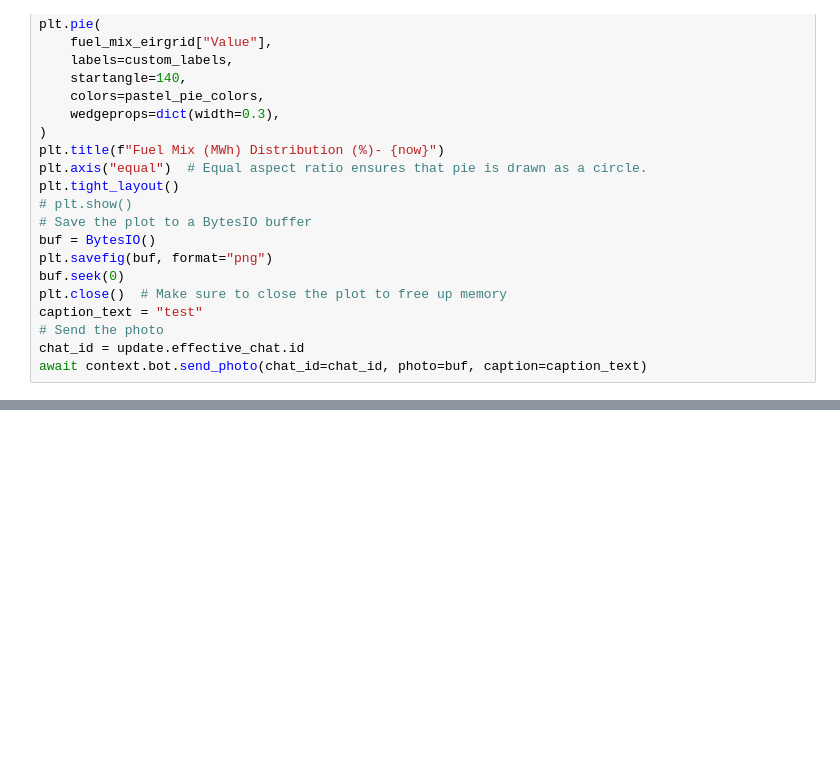
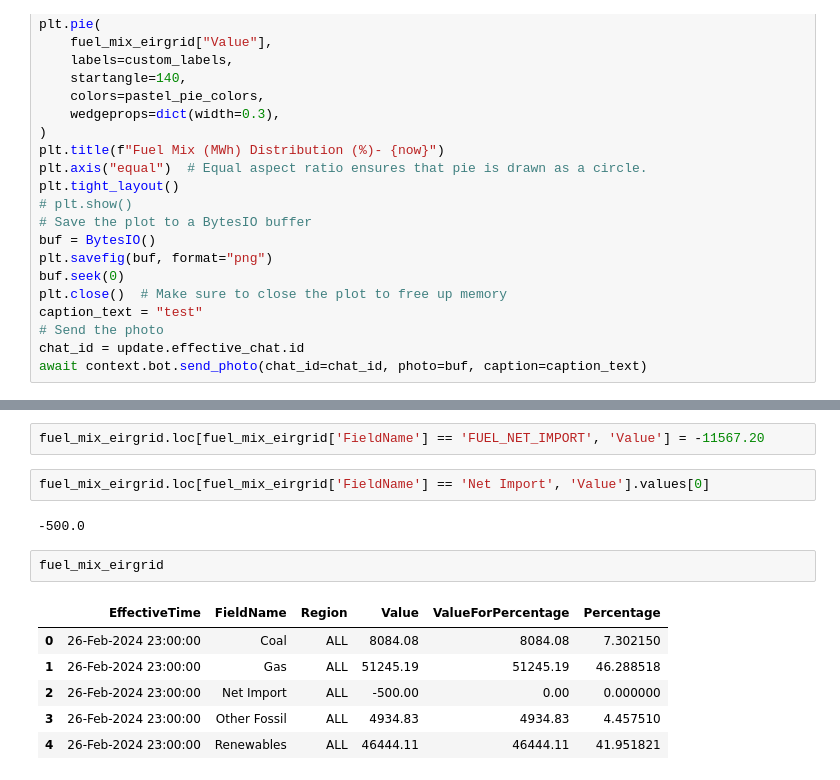
Before and after one commit to SaM-92/telegram-energy-api, a Jupyter notebook: eirgrid_api.ipynb, the cells around one changed output, grey strips where cells are left out. Drawn from its saved outputs; the diff is of its cells as text; blank space fills up the shorter version.

```diff
--- a/eirgrid_api.ipynb
+++ b/eirgrid_api.ipynb
@@ -563,0 +692,15 @@ await context.bot.send_photo(chat_id=chat_id, photo=buf, caption=caption_text)
+# %%
+fuel_mix_eirgrid.loc[fuel_mix_eirgrid['FieldName'] == 'FUEL_NET_IMPORT', 'Value'] = -11567.20
+# %%
+fuel_mix_eirgrid.loc[fuel_mix_eirgrid['FieldName'] == 'Net Import', 'Value'].values[0]
+# %% [output]
+-500.0
+# %%
+fuel_mix_eirgrid
+# %% [output]
+|  | EffectiveTime | FieldName | Region | Value | ValueForPercentage | Percentage |
+| 0 | 26-Feb-2024 23:00:00 | Coal | ALL | 8084.08 | 8084.08 | 7.302150 |
+| 1 | 26-Feb-2024 23:00:00 | Gas | ALL | 51245.19 | 51245.19 | 46.288518 |
+| 2 | 26-Feb-2024 23:00:00 | Net Import | ALL | -500.00 | 0.00 | 0.000000 |
+| 3 | 26-Feb-2024 23:00:00 | Other Fossil | ALL | 4934.83 | 4934.83 | 4.457510 |
+| 4 | 26-Feb-2024 23:00:00 | Renewables | ALL | 46444.11 | 46444.11 | 41.951821 |
```
Also changed, not shown: parts of 40 cells of this notebook, 3 other files.
